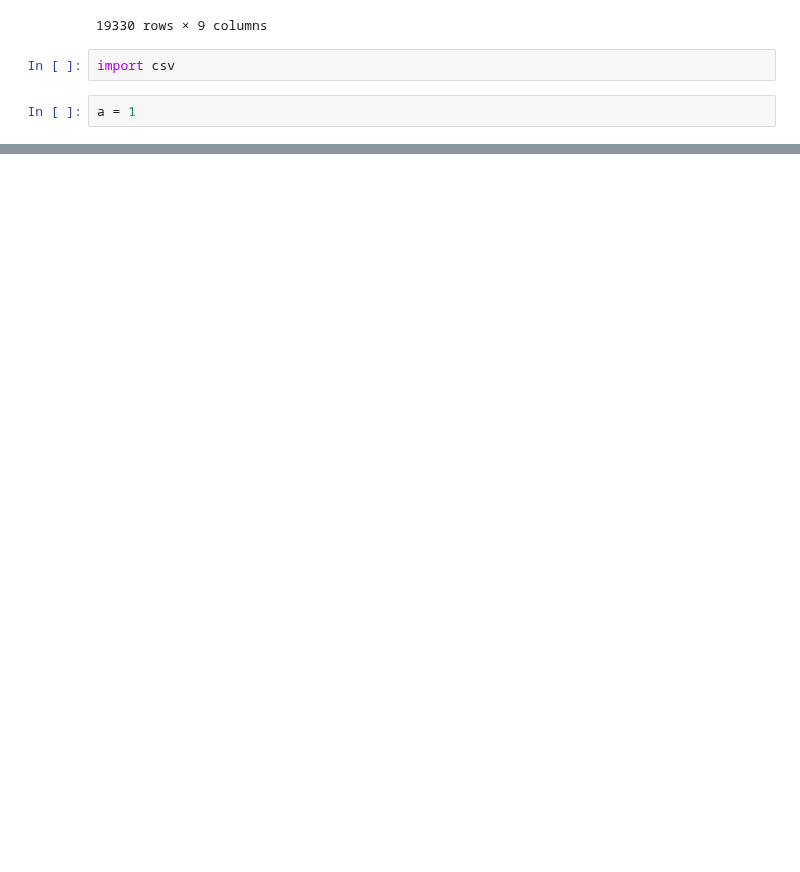
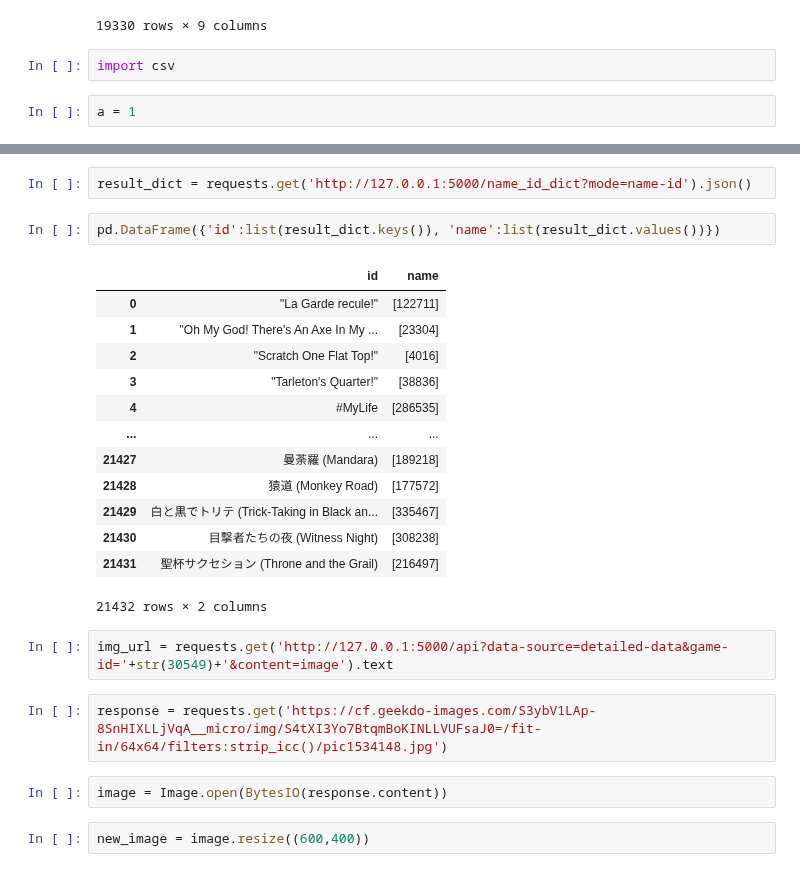
Before and after one commit to DMsjs/boardgame_recommendation_system, a Jupyter notebook: test.ipynb, the cells around one changed output, grey strips where cells are left out. Saved outputs shown, nothing was run; the diff lists cells and outputs as text; blank space fills up the shorter version.

```diff
--- a/test.ipynb
+++ b/test.ipynb
@@ -43,0 +133,26 @@ a = 1
+# %%
+result_dict = requests.get('http://127.0.0.1:5000/name_id_dict?mode=name-id').json()
+# %%
+pd.DataFrame({'id':list(result_dict.keys()), 'name':list(result_dict.values())})
+# %% [output]
+|  | id | name |
+| 0 | "La Garde recule!" | [122711] |
+| 1 | "Oh My God! There's An Axe In My ... | [23304] |
+| 2 | "Scratch One Flat Top!" | [4016] |
+| 3 | "Tarleton's Quarter!" | [38836] |
+| 4 | #MyLife | [286535] |
+| ... | ... | ... |
+| 21427 | 曼荼羅 (Mandara) | [189218] |
+| 21428 | 猿道 (Monkey Road) | [177572] |
+| 21429 | 白と黒でトリテ (Trick-Taking in Black an... | [335467] |
+| 21430 | 目撃者たちの夜 (Witness Night) | [308238] |
+| 21431 | 聖杯サクセション (Throne and the Grail) | [216497] |
+21432 rows × 2 columns
+# %%
+img_url = requests.get('http://127.0.0.1:5000/api?data-source=detailed-data&game-id='+str(30549)+'&content=image').text
+# %%
+response = requests.get('https://cf.geekdo-images.com/S3ybV1LAp-8SnHIXLLjVqA__micro/img/S4tXI3Yo7BtqmBoKINLLVUFsaJ0=/fit-in/64x64/filters:strip_icc()/pic1534148.jpg')
+# %%
+image = Image.open(BytesIO(response.content))
+# %%
+new_image = image.resize((600,400))
```
Also changed, not shown: parts of 35 cells of this notebook, 4 other files.
